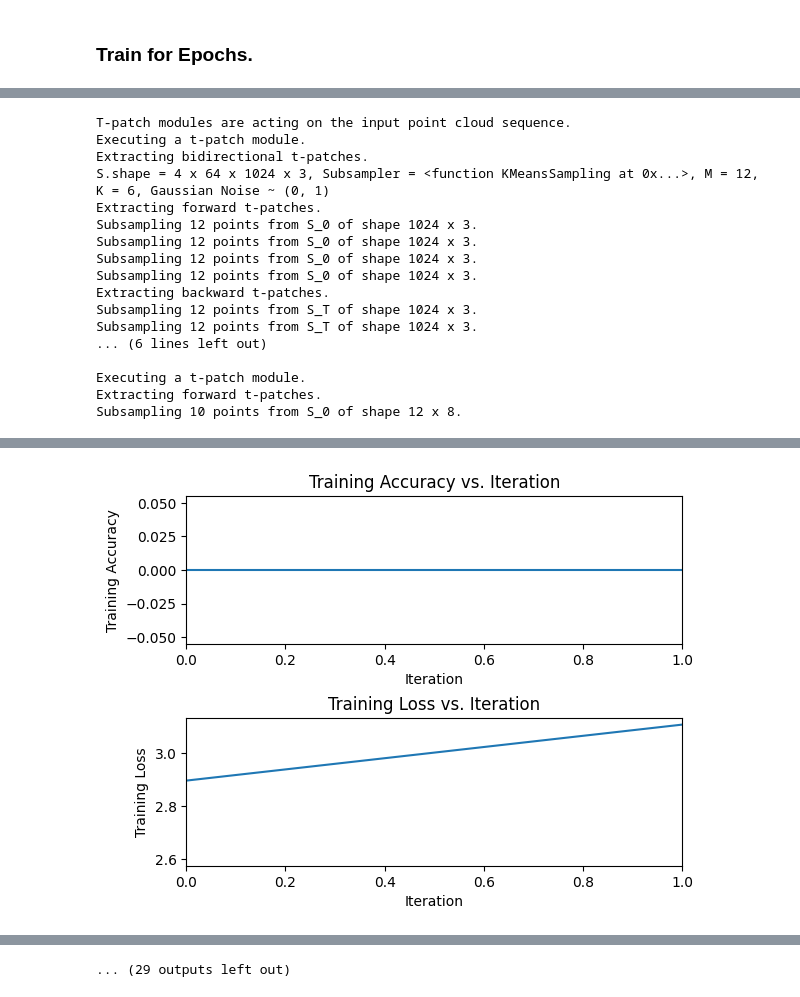
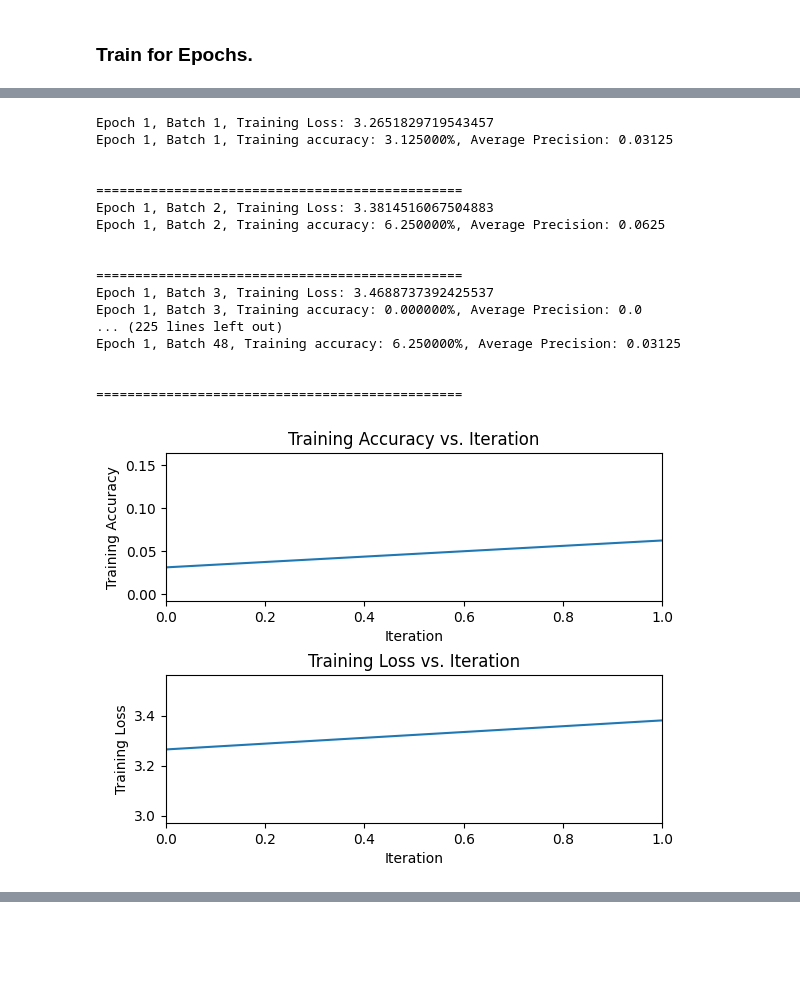
Before and after one commit to GitUser019203/CS-674-Final-Project-3dInAction, a Jupyter notebook: helper_&_other_scripts/Pipeline of 3DInAction Model.ipynb, the cells around one changed output, grey strips where cells are left out. Saved outputs shown, nothing was run; the diff lists cells and outputs as text; code cells hidden in the pictures; blank space fills up the shorter version.

Commit message:
Uploaded latest version of the 3DInAction pipeline.
Updated the notebook and added the best model made yet.

```diff
--- a/helper_&_other_scripts/Pipeline of 3DInAction Model.ipynb
+++ b/helper_&_other_scripts/Pipeline of 3DInAction Model.ipynb
@@ -45,3 +43,5 @@ dataset_used = 'DFAUST'
+# %%
+dataset_used = 'MSR-Action3D'
 # %% [markdown]
 ## Subsampling Size
 # %%
@@ -924,12 +932,12 @@ M = [12, 10, 10]                    # Subsampling sizes for the different subsam
 P_1 = 3                             # Number of FC layers in t-patch network perceptron.
 P_2 = 3                             # Number of FC layers in final classifier.
 hidden_sizes_t_patch_nets = [
-    (4, 4, 8),
-     (8, 8, 16),
-      (16, 32, 64)
+    (16, 16, 32),
+     (32, 32, 64),
+      (64, 72, 96)
       ]                             # The hidden sizes of FC layers in consecutive t-patch modules.
 hidden_sizes_final_classifier = [
-    (32, 16, num_classes)
+    (96, 16, num_classes)
     ]                               # The hidden sizes of FC layers in final classifier.
 kernel_sizes_t_patch_nets = [
     (8, 8),
@@ -1289,7 +1297,7 @@ action_classification_model = ThreeDInActionPipeline(
     ).to(this_device),
     [extract_bidirectional_t_patches, extract_forward_t_patches, extract_forward_t_patches],
     using_msraction3d= (True if dataset_used == "MSR-Action3D" else False),
-    verbose = True
+    verbose = False
 )
 
 # Initialize a 3D in Action model to store the state dictionary of the best model obtained so far.
@@ -1392,6 +1446,12 @@ else:
 # %%
+# Parallelize the model.
+action_classification_model = run_in_parallel(action_classification_model)
+
 # Store the training losses and accuracies in a variable.
 training_losses_and_accuracies = []
+
+# Store the average precisions in a variable.
+avg_precisions = []
 
 # Store the number of training epochs in a variable.
 # Currently, 3 epochs and ~20% training accuracy.
@@ -1428,54 +1488,67 @@ for epoch in range(number_epochs):
     # Print out the losses.
     print("Epoch {}, Batch {}, Training Loss: {}".format(epoch + 1, batch_index + 1, per_frame_losses.item()))
 
+    # Store the predicted targets in a variable.
+    prediction_targets = torch.argmax(torch.max(action_predictions, dim = 2)[0], dim = 1).cpu()
+
+    # Calculate the average precision and store it in a variable.
+    average_precision = calculate_avg_precision(labels.cpu(), prediction_targets, average = 'micro')
+
     # Calculate the training accuracy and store it in a variable.
     action_predictions = torch.mode(torch.max(action_predictions, dim = 1)[1], dim = 1)[0]
     training_accuracy = torch.sum(action_predictions == labels) / action_predictions.shape[0]
 
+    # Append the average precision to the list of average precision values.
+    avg_precisions.append(average_precision)
+
     # If the current training accuracy is better than all times before,
     # update the best 3D In Action model.
-    if best_training_accuracy < training_accuracy:
+    if best_training_accuracy <= training_accuracy:
       # Print out that a better 3D in action model was made.
       print("A better 3D in action model has been made.")
       best_training_accuracy = training_accuracy
       best_3d_in_action_model = action_classification_model
 
     # Print out the training accuracy.
-    print("Epoch {}, Batch {}, Training accuracy: {:%}\n\n".format(epoch + 1, batch_index + 1, training_accuracy))
+    print("Epoch {}, Batch {}, Training accuracy: {:%}, Average Precision: {}\n\n".format(epoch + 1, batch_index + 1, training_accuracy, average_precision))
     print("===============================================")
 
     # Store the training loss and the training accuracy of the current batch in the list of losses and accuracies.
-    training_losses_and_accuracies.append((per_frame_losses.item(), training_accuracy))
+    training_losses_and_accuracies.append((per_frame_losses.item(), training_accuracy.item()))
 
     if dataset_used == "MSR-Action3D":
       # Save the best 3D in Action model to a file and how many epochs it was trained to a file. Also, save the best training accuracy to a file.
       torch.save((best_3d_in_action_model.state_dict(), num_trained_epochs, best_training_accuracy),
       '/content/drive/MyDrive/Colab Notebooks/COMPSCI 674/Final Project/MSRAction3DFPS/MSRAction3D.pt')
     else:
       # Save the best 3D in Action model to a file and how many epochs it was trained to a file. Also, save the best training accuracy to a file.
       torch.save((best_3d_in_action_model.state_dict(), num_trained_epochs, best_training_accuracy),
       '/content/drive/MyDrive/Colab Notebooks/COMPSCI 674/Final Project/DFAUST/downloads/scans/50020/DFAUST.pt')
 
   # Plot the losses and accuracies.
   draw_losses_and_accuracies()
 
+  # Print out the mean average precision.
+  print('mAP: {}'.format(NumPy.mean(avg_precisions)))
+
   # Increment the number of epochs the best model has been trained.
   num_trained_epochs += 1
 # %% [output]
-T-patch modules are acting on the input point cloud sequence.
-Executing a t-patch module.
-Extracting bidirectional t-patches.
-S.shape = 4 x 64 x 1024 x 3, Subsampler = <function KMeansSampling at 0x...>, M = 12, K = 6, Gaussian Noise ~ (0, 1)
-Extracting forward t-patches.
-Subsampling 12 points from S_0 of shape 1024 x 3.
-Subsampling 12 points from S_0 of shape 1024 x 3.
-Subsampling 12 points from S_0 of shape 1024 x 3.
-Subsampling 12 points from S_0 of shape 1024 x 3.
-Extracting backward t-patches.
-Subsampling 12 points from S_T of shape 1024 x 3.
-Subsampling 12 points from S_T of shape 1024 x 3.
-... (6 lines left out)
+Epoch 1, Batch 1, Training Loss: 3.2651829719543457
+Epoch 1, Batch 1, Training accuracy: 3.125000%, Average Precision: 0.03125
 
-Executing a t-patch module.
-Extracting forward t-patches.
-Subsampling 10 points from S_0 of shape 12 x 8.
+
+===============================================
+Epoch 1, Batch 2, Training Loss: 3.3814516067504883
+Epoch 1, Batch 2, Training accuracy: 6.250000%, Average Precision: 0.0625
+
+
+===============================================
+Epoch 1, Batch 3, Training Loss: 3.4688737392425537
+Epoch 1, Batch 3, Training accuracy: 0.000000%, Average Precision: 0.0
+... (225 lines left out)
+Epoch 1, Batch 48, Training accuracy: 6.250000%, Average Precision: 0.03125
+
+
+===============================================
+[figure, new version]
@@ -1499 +1571,0 @@ Epoch 1, Batch 6, Training accuracy: 0.000000%
-[figure, old version]
@@ -1589 +1572,0 @@ Epoch 6, Batch 6, Training accuracy: 0.000000%
-... (29 outputs left out)
```
Also changed, not shown: parts of 12 cells of this notebook, 1 other file.
